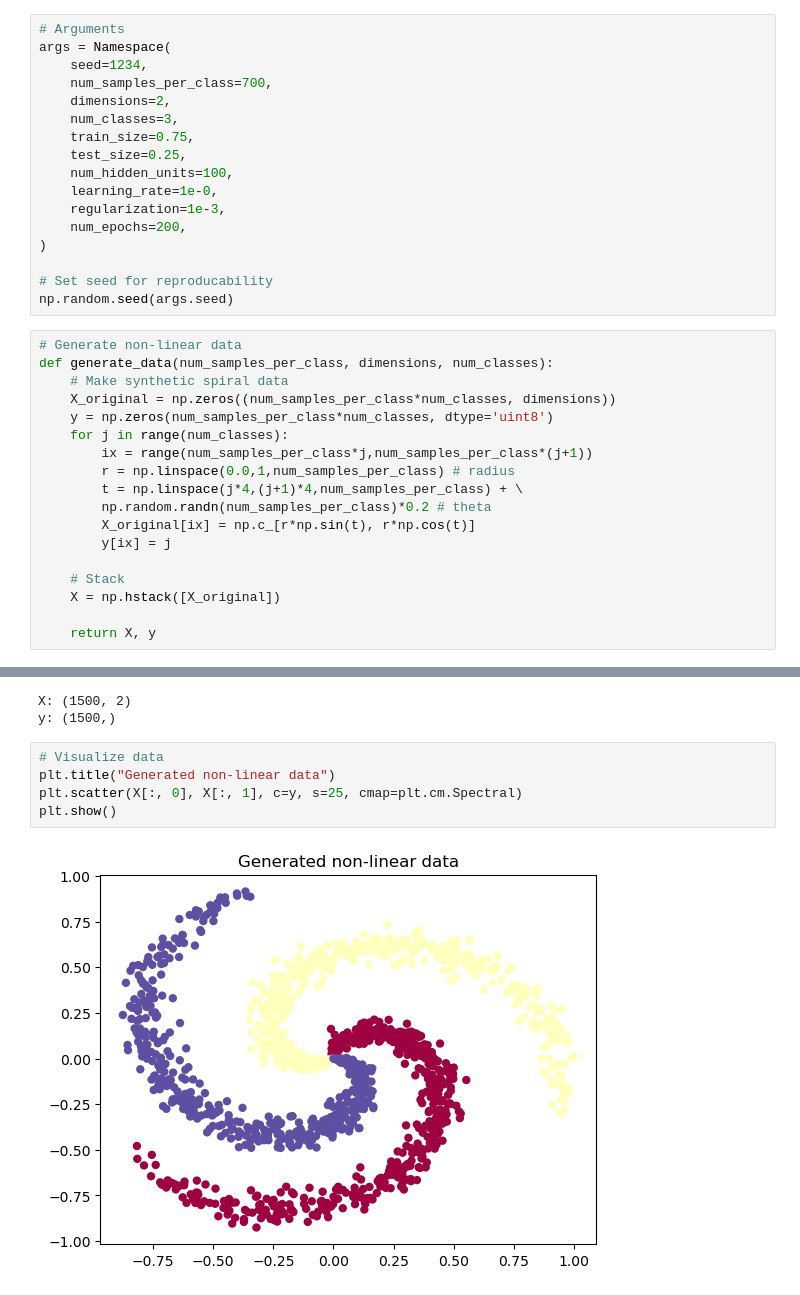
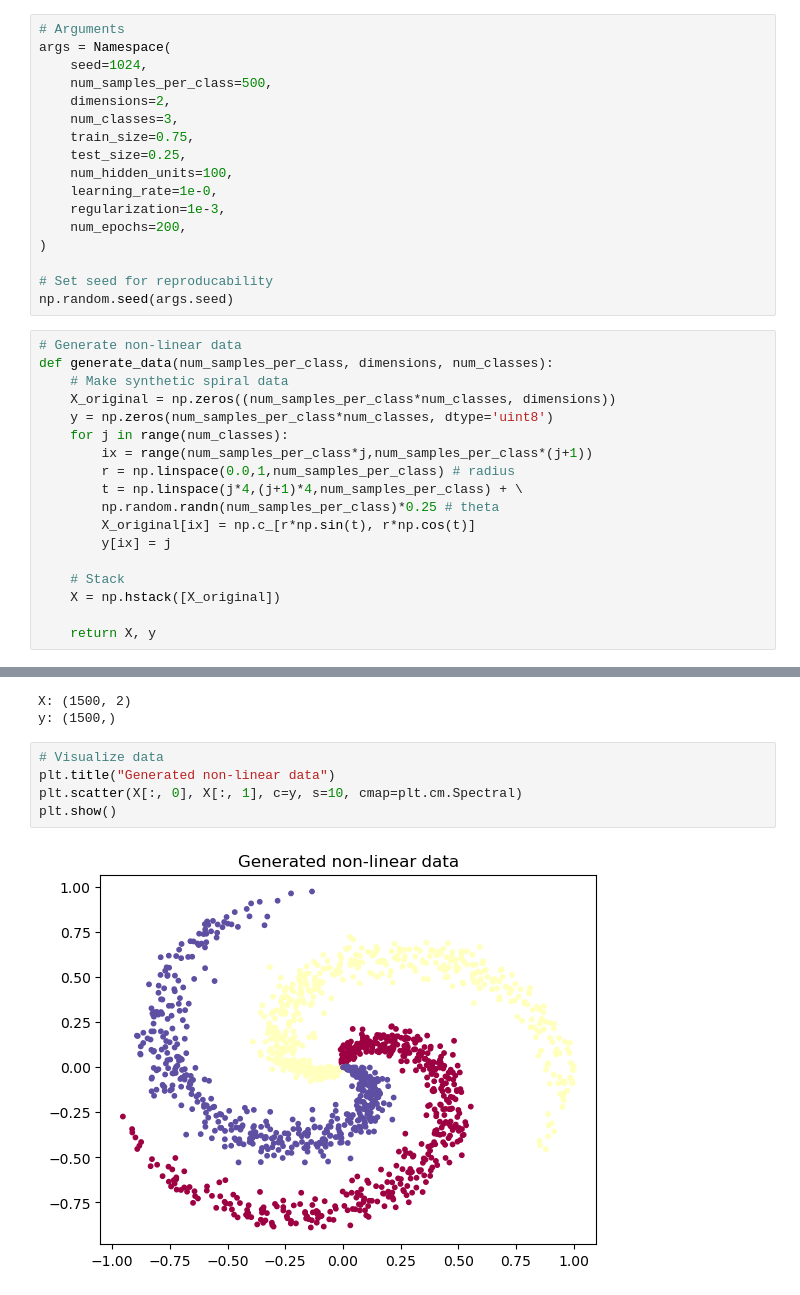
Before and after one commit to WangZW928/PINNs, a Jupyter notebook: Practice/MLP.ipynb, the cells around one changed output, grey strips where cells are left out. Drawn from its saved outputs; the diff is of its cells as text.

```diff
--- a/Practice/MLP.ipynb
+++ b/Practice/MLP.ipynb
@@ -7,8 +7,8 @@ import torch
 # %%
 # Arguments
 args = Namespace(
-    seed=1234,
-    num_samples_per_class=700,
+    seed=1024,
+    num_samples_per_class=500,
     dimensions=2,
     num_classes=3,
     train_size=0.75,
@@ -31,7 +31,7 @@ def generate_data(num_samples_per_class, dimensions, num_classes):
         ix = range(num_samples_per_class*j,num_samples_per_class*(j+1))
         r = np.linspace(0.0,1,num_samples_per_class) # radius
         t = np.linspace(j*4,(j+1)*4,num_samples_per_class) + \
-        np.random.randn(num_samples_per_class)*0.2 # theta
+        np.random.randn(num_samples_per_class)*0.25 # theta
         X_original[ix] = np.c_[r*np.sin(t), r*np.cos(t)]
         y[ix] = j
 
@@ -51,7 +51,7 @@ y: (1500,)
 # %%
 # Visualize data
 plt.title("Generated non-linear data")
-plt.scatter(X[:, 0], X[:, 1], c=y, s=25, cmap=plt.cm.Spectral)
+plt.scatter(X[:, 0], X[:, 1], c=y, s=10, cmap=plt.cm.Spectral)
 plt.show()
 # %% [output]
-[figure, old version]
+[figure, new version]
```
Also changed, not shown: parts of 3 cells of this notebook.
